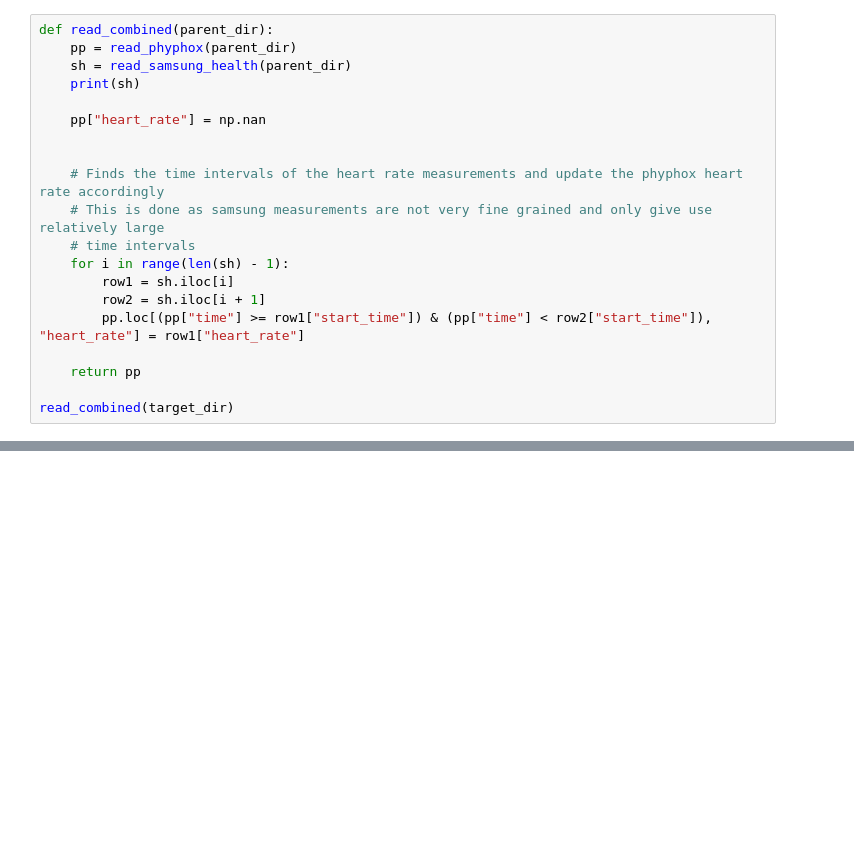
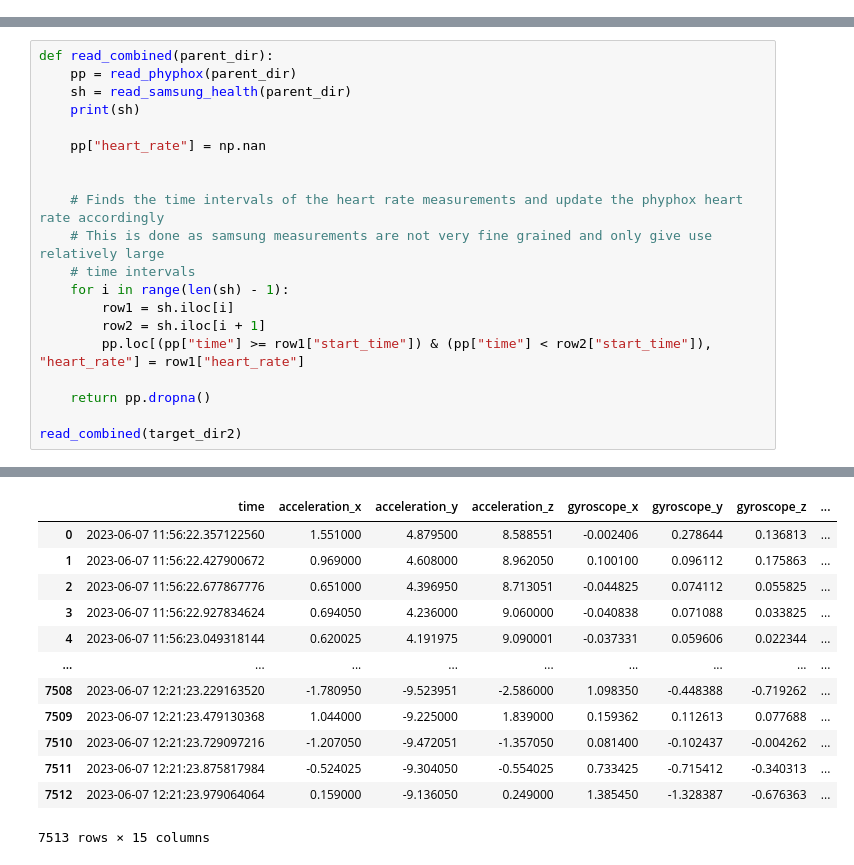
Before and after one commit to lucashecht/ML4QS, a Jupyter notebook: Parse Data Alessandro.ipynb, the cells around one changed output, grey strips where cells are left out. Drawn from its saved outputs; the diff is of its cells as text; blank space fills up the shorter version.

```diff
--- a/Parse Data Alessandro.ipynb
+++ b/Parse Data Alessandro.ipynb
@@ -113,20 +89,0 @@ read_samsung_health(target_dir)
-# %%
-def read_combined(parent_dir):
-    pp = read_phyphox(parent_dir)
-    sh = read_samsung_health(parent_dir)
-    print(sh)
-
-    pp["heart_rate"] = np.nan
-
-
-    # Finds the time intervals of the heart rate measurements and update the phyphox heart rate accordingly
-    # This is done as samsung measurements are not very fine grained and only give use relatively large
-    # time intervals
-    for i in range(len(sh) - 1):
-        row1 = sh.iloc[i]
-        row2 = sh.iloc[i + 1]
-        pp.loc[(pp["time"] >= row1["start_time"]) & (pp["time"] < row2["start_time"]), "heart_rate"] = row1["heart_rate"]
-
-    return pp
-
-read_combined(target_dir)
@@ -160,0 +115,21 @@ read_combined(target_dir)
+# %%
+def read_combined(parent_dir):
+    pp = read_phyphox(parent_dir)
+    sh = read_samsung_health(parent_dir)
+    print(sh)
+
+    pp["heart_rate"] = np.nan
+
+
+    # Finds the time intervals of the heart rate measurements and update the phyphox heart rate accordingly
+    # This is done as samsung measurements are not very fine grained and only give use relatively large
+    # time intervals
+    for i in range(len(sh) - 1):
+        row1 = sh.iloc[i]
+        row2 = sh.iloc[i + 1]
+        pp.loc[(pp["time"] >= row1["start_time"]) & (pp["time"] < row2["start_time"]), "heart_rate"] = row1["heart_rate"]
+
+    return pp.dropna()
+
+read_combined(target_dir2)
+# %% [output]
@@ -160,0 +150,13 @@ read_combined(target_dir)
+|  | time | acceleration_x | acceleration_y | acceleration_z | gyroscope_x | gyroscope_y | gyroscope_z | ... |
+| 0 | 2023-06-07 11:56:22.357122560 | 1.551000 | 4.879500 | 8.588551 | -0.002406 | 0.278644 | 0.136813 | ... |
+| 1 | 2023-06-07 11:56:22.427900672 | 0.969000 | 4.608000 | 8.962050 | 0.100100 | 0.096112 | 0.175863 | ... |
+| 2 | 2023-06-07 11:56:22.677867776 | 0.651000 | 4.396950 | 8.713051 | -0.044825 | 0.074112 | 0.055825 | ... |
+| 3 | 2023-06-07 11:56:22.927834624 | 0.694050 | 4.236000 | 9.060000 | -0.040838 | 0.071088 | 0.033825 | ... |
+| 4 | 2023-06-07 11:56:23.049318144 | 0.620025 | 4.191975 | 9.090001 | -0.037331 | 0.059606 | 0.022344 | ... |
+| ... | ... | ... | ... | ... | ... | ... | ... | ... |
+| 7508 | 2023-06-07 12:21:23.229163520 | -1.780950 | -9.523951 | -2.586000 | 1.098350 | -0.448388 | -0.719262 | ... |
+| 7509 | 2023-06-07 12:21:23.479130368 | 1.044000 | -9.225000 | 1.839000 | 0.159362 | 0.112613 | 0.077688 | ... |
+| 7510 | 2023-06-07 12:21:23.729097216 | -1.207050 | -9.472051 | -1.357050 | 0.081400 | -0.102437 | -0.004262 | ... |
+| 7511 | 2023-06-07 12:21:23.875817984 | -0.524025 | -9.304050 | -0.554025 | 0.733425 | -0.715412 | -0.340313 | ... |
+| 7512 | 2023-06-07 12:21:23.979064064 | 0.159000 | -9.136050 | 0.249000 | 1.385450 | -1.328387 | -0.676363 | ... |
+7513 rows × 15 columns
```
Also changed, not shown: parts of 7 cells of this notebook.
